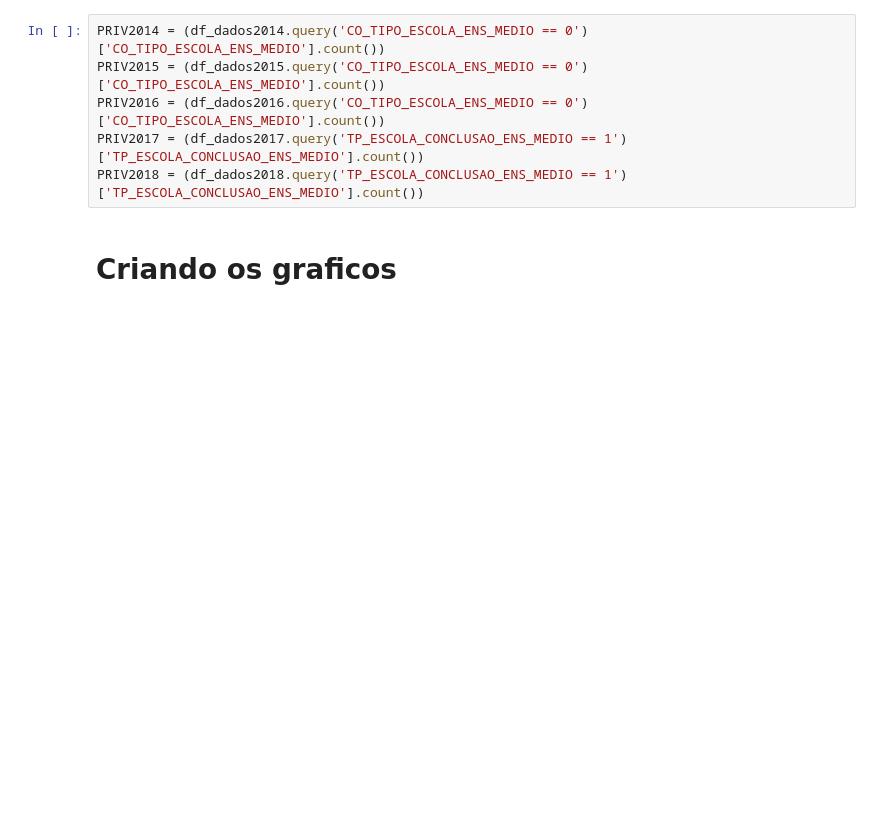
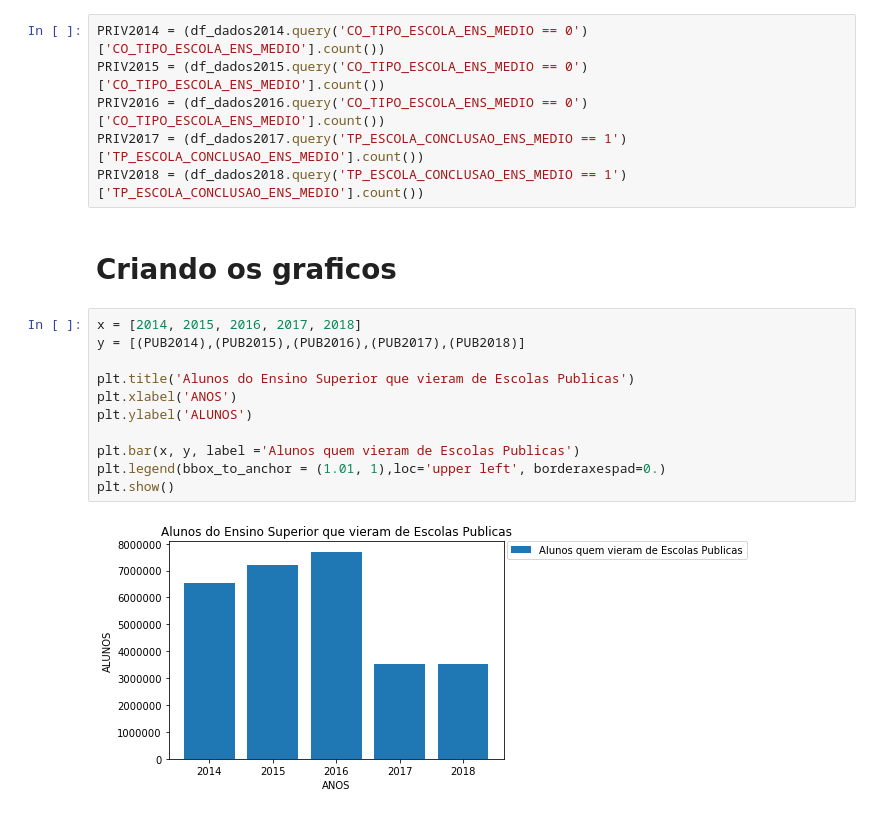
Before and after one commit to LeonardoMessias98/Analise-de-dados-INEP, a Jupyter notebook: Alunos_Ensino_Superior.ipynb, the cells around one changed output. Cells and saved outputs as stored; diff of their text form; blank space fills up the shorter version.

```diff
--- a/Alunos_Ensino_Superior.ipynb
+++ b/Alunos_Ensino_Superior.ipynb
@@ -29,4 +29,17 @@ PRIV2017 = (df_dados2017.query('TP_ESCOLA_CONCLUSAO_ENS_MEDIO == 1')['TP_ESCOLA_
 PRIV2018 = (df_dados2018.query('TP_ESCOLA_CONCLUSAO_ENS_MEDIO == 1')['TP_ESCOLA_CONCLUSAO_ENS_MEDIO'].count())
 # %% [markdown]
 # Criando os graficos
+# %%
+x = [2014, 2015, 2016, 2017, 2018]
+y = [(PUB2014),(PUB2015),(PUB2016),(PUB2017),(PUB2018)]
+
+plt.title('Alunos do Ensino Superior que vieram de Escolas Publicas')
+plt.xlabel('ANOS')
+plt.ylabel('ALUNOS')
+
+plt.bar(x, y, label ='Alunos quem vieram de Escolas Publicas')
+plt.legend(bbox_to_anchor = (1.01, 1),loc='upper left', borderaxespad=0.)
+plt.show()
+# %% [output]
+[figure, added]
 # %%
```
Also changed, not shown: parts of 1 cell of this notebook.
